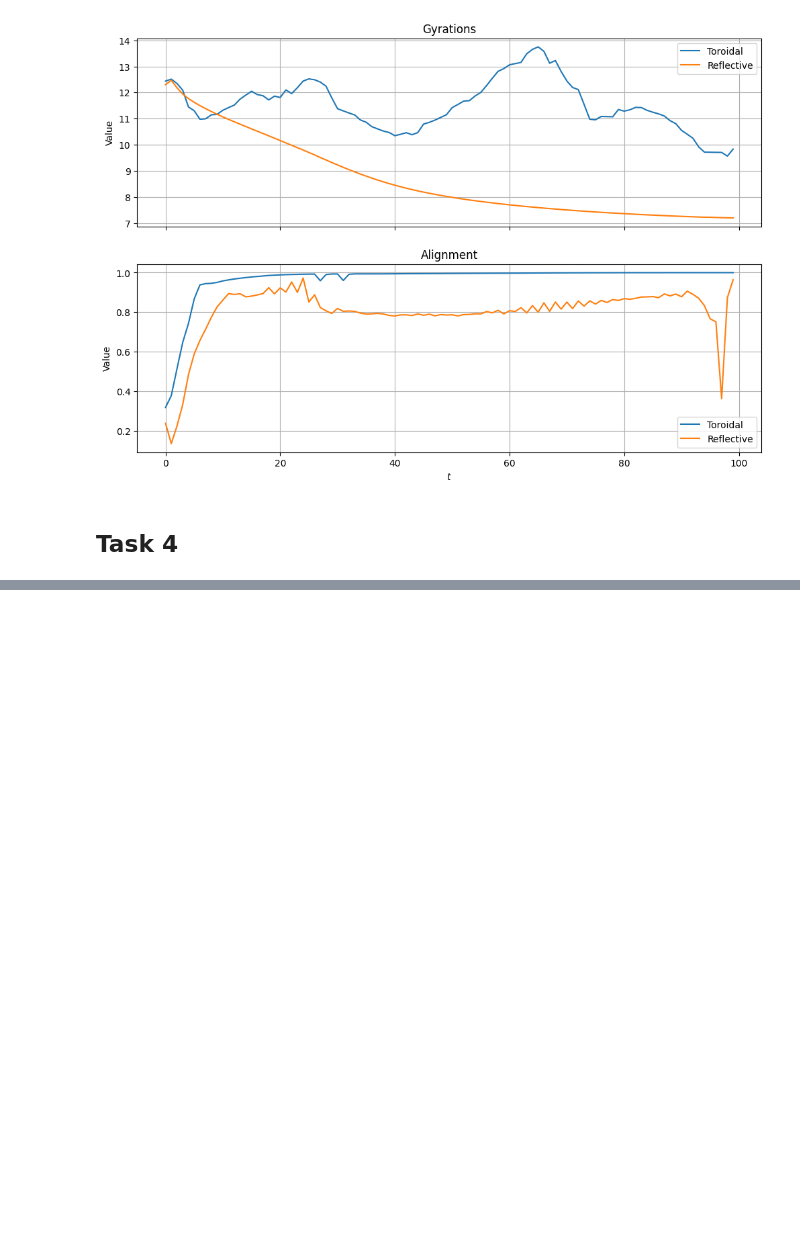
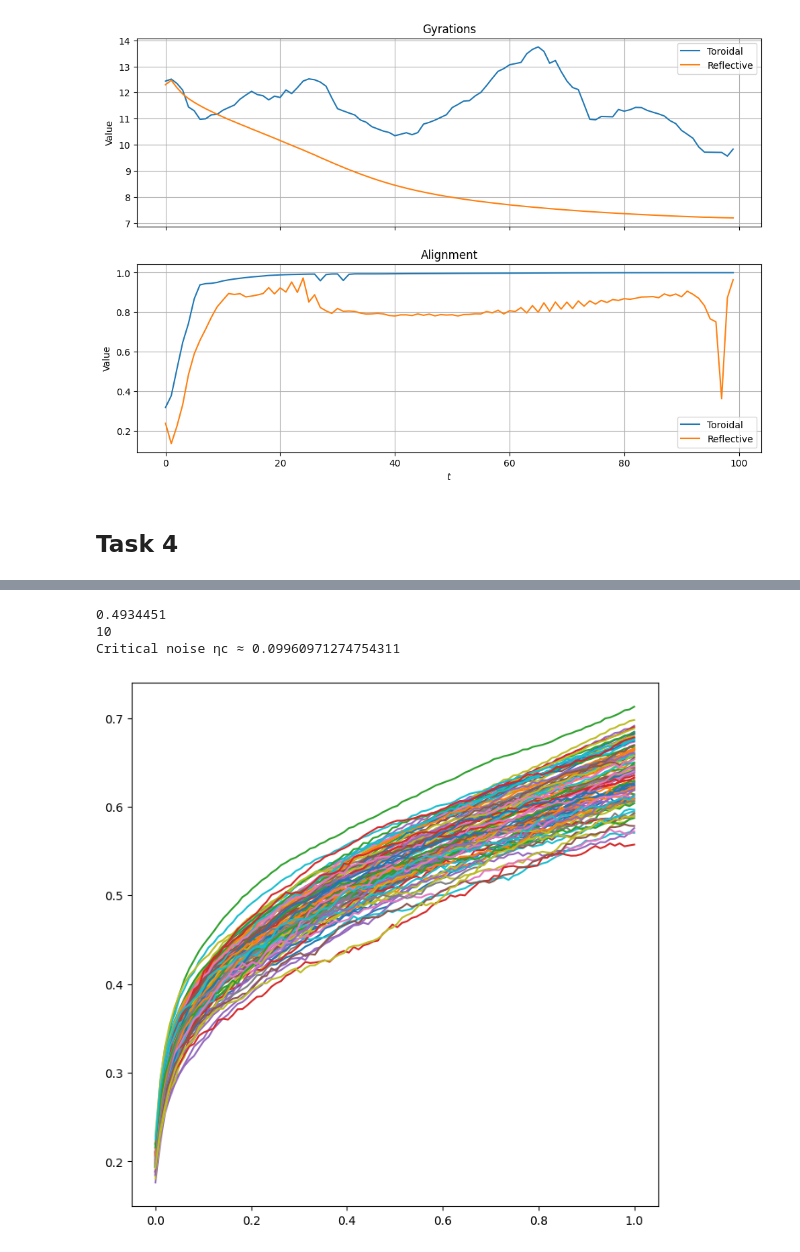
Before and after one commit to Ziverael/Studies2, a Jupyter notebook: abm/list3.ipynb, the cells around one changed output, grey strips where cells are left out. Saved outputs shown, nothing was run; the diff lists cells and outputs as text; code cells hidden in the pictures; blank space fills up the shorter version.

```diff
--- a/abm/list3.ipynb
+++ b/abm/list3.ipynb
@@ -845,0 +795,41 @@ Saving GIF: vicsek_output/boids.gif
+# %%
+class Vicsek_v2(Vicsek):
+    def __init__(self, *args, **kwargs) -> None:
+        super().__init__(*args, **kwargs)
+        self.orders: np.ndarray | None = None
+
+    def get_order(self):
+        return np.abs(np.mean(np.exp(1j*self.angles)))
+
+    def run_simulation(self, T: int, dt: float) -> None:
+        self.orders = np.zeros(int(T/dt), dtype=np.float32)
+        steps = int(np.ceil(T / dt))
+        for idx in range(steps):
+            self.step(dt)
+            self.orders[idx] = self.get_order()
+# %%
+def task4(amplitudes):
+    T, dt = 10, 0.1
+    mcs = 100
+    steps = int(T / dt)
+    orders = np.zeros((len(amplitudes), steps), dtype=np.float32)
+    for idx, eta in tqdm(enumerate(amplitudes), total=len(amplitudes)):
+        orders_to_avg = np.zeros((mcs, steps), dtype=np.float32)
+        for i in range(mcs):
+            vicsek = Vicsek_v2(
+                population_size=60,
+                board_width=30,
+                board_height=30,
+                v=0.1,
+                boundary="toroidal"
+            )
+            vrules = VicsekRules(r=4.0, eta=eta)
+            vicsek.set_rules(vrules)
+            vicsek.run_simulation(T, dt)
+            orders_to_avg[i,:] = vicsek.orders
+        orders[idx, :] = orders_to_avg.mean(axis=0)
+    stationary_order = orders.mean(axis=1)
+    return orders, stationary_order
+# %%
+amplitudes = np.linspace(0, 1, 100)
+orders, stationary_order = task4(amplitudes)
@@ -845,0 +856,21 @@ Saving GIF: vicsek_output/boids.gif
+# %%
+def estimate_eta_c(amplitudes, stationary_order, threshold=0.5):
+    idx = np.where(stationary_order < threshold)[0][0]
+    print(stationary_order[idx])
+    print(idx)
+    x0, x1 = amplitudes[idx-1], amplitudes[idx]
+    y0, y1 = stationary_order[idx-1], stationary_order[idx]
+    return x0 + (threshold - y0) * (x1 - x0) / (y1 - y0)
+
+eta_c = estimate_eta_c(amplitudes, stationary_order)
+print("Critical noise ηc ≈", eta_c)
+# %% [output]
+0.4934451
+10
+Critical noise ηc ≈ 0.09960971274754311
+# %%
+fig, current_ax = plt.subplots(1, 1, figsize=(8,8))
+for idx in range(len(orders)):
+    current_ax.plot(np.linspace(0, 1, 100), orders[idx,:])
+# %% [output]
+[figure, added]
```
Also changed, not shown: parts of 11 cells of this notebook.
